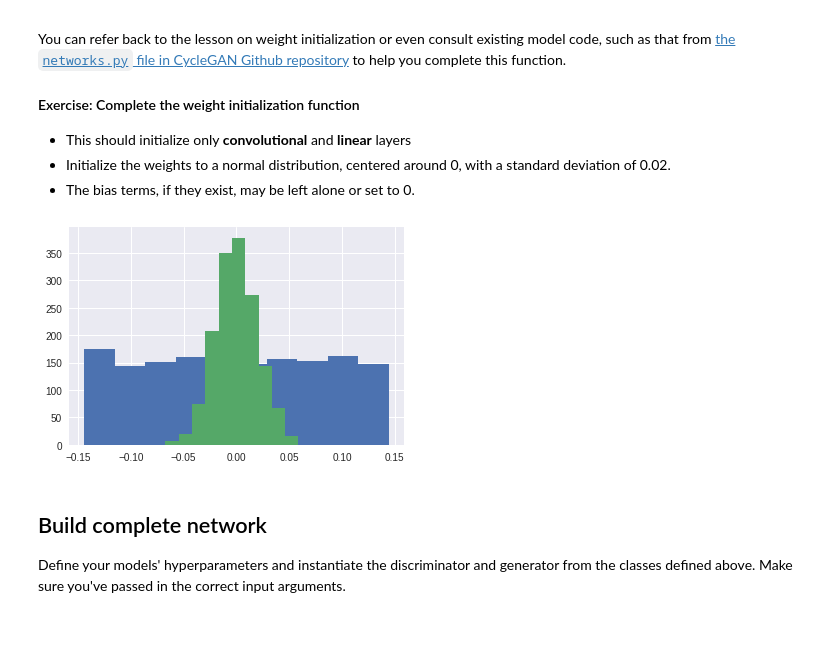
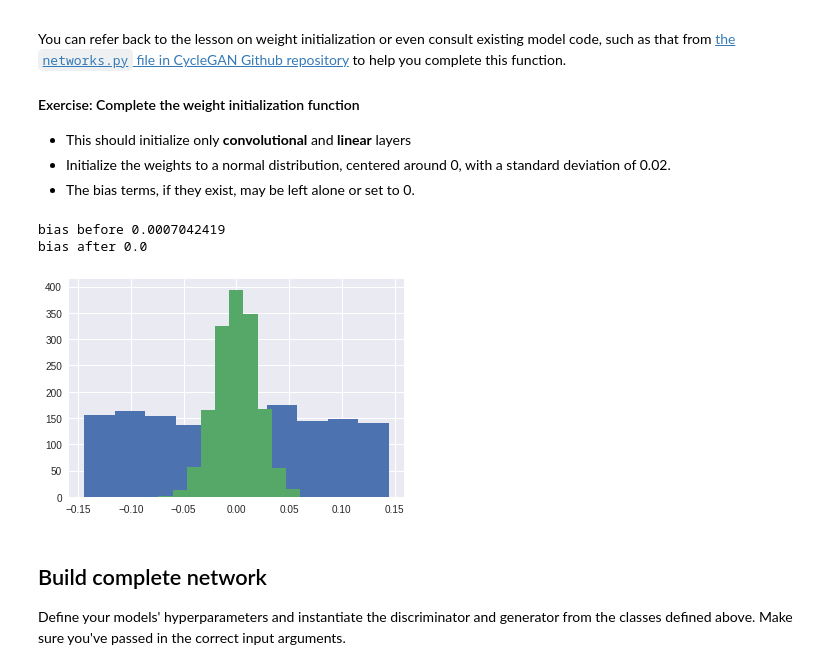
Before and after one commit to joaopamaral/deep-learning-v2-pytorch, a Jupyter notebook: project-face-generation/dlnd_face_generation.ipynb, the cells around one changed output. Saved outputs shown, nothing was run; the diff lists cells and outputs as text; code cells hidden in the pictures; blank space fills up the shorter version.

```diff
--- a/project-face-generation/dlnd_face_generation.ipynb
+++ b/project-face-generation/dlnd_face_generation.ipynb
@@ -201,19 +201,15 @@ class Discriminator(nn.Module):
         """
         super(Discriminator, self).__init__()
 
+        self.conv_dim = conv_dim
+
         # complete init function
-        self.conv = nn.Sequential(
-            conv(3, conv_dim, batch_norm=False), # 16 x 16 x conv_dim
-            nn.LeakyReLU(0.2),
-            conv(conv_dim, conv_dim*2), # 8 x 8 x conv_dim*2
-            nn.LeakyReLU(0.2),
-            conv(conv_dim*2, conv_dim*4), # 4 x 4 x conv_dim*4
-            nn.LeakyReLU(0.2))
+        self.conv1 = conv(3, conv_dim, batch_norm=False)  # 16 x 16 x conv_dim
+        self.conv2 = conv(conv_dim, conv_dim*2)  # 8 x 8 x conv_dim*2
+        self.conv3 = conv(conv_dim*2, conv_dim*4)  # 4 x 4 x conv_dim*4
 
         # linear layer (4 x 4 x conv_dim*4 -> 1)
         self.linear = nn.Linear(conv_dim*4 * 4 * 4, 1)
-
-        self.conv_dim = conv_dim
 
 
     def forward(self, x):
@@ -223,8 +219,12 @@ class Discriminator(nn.Module):
         :return: Discriminator logits; the output of the neural network
         """
         # define feedforward behavior
-        x = self.conv(x)
+        x = F.leaky_relu(self.conv1(x), 0.2)
+        x = F.leaky_relu(self.conv2(x), 0.2)
+        x = F.leaky_relu(self.conv3(x), 0.2)
+
         x = x.view(-1, self.conv_dim*4 * 4 * 4)
+
         x = self.linear(x)
 
         return x
@@ -371,19 +366,26 @@ def weights_init_normal(m):
     classname = m.__class__.__name__
 
     # TODO: Apply initial weights to convolutional and linear layers
-    if hasattr(m, 'weight') and 'Conv' in classname or 'Linear' in classname or 'BatchNorm2d' in classname:
-        init.normal_(m.weight.data, 0, 0.02)
+    if 'Conv' in classname or 'Linear' in classname:
+        if m.weight is not None:
+            init.normal_(m.weight.data, 0, 0.02)
+        if m.bias is not None:
+            init.constant_(m.bias.data, 0.0)
 # %%
 %matplotlib inline
 import matplotlib.pyplot as plt
 
 # check normal distribution
 net = Discriminator(32)
-plt.hist(net.conv[0][0].weight.detach().numpy().flatten());
+plt.hist(net.conv1[0].weight.detach().numpy().flatten());
+print('bias before', net.linear.bias.detach().numpy().flatten().max())
 net.apply(weights_init_normal)
-plt.hist(net.conv[0][0].weight.detach().numpy().flatten());
+plt.hist(net.conv1[0].weight.detach().numpy().flatten());
+print('bias after', net.linear.bias.detach().numpy().flatten().max())
 # %% [output]
+bias before 0.0007042419
+bias after 0.0
-[figure, old version]
+[figure, new version]
 # %% [markdown]
 ## Build complete network
 
```
Also changed, not shown: parts of 8 cells of this notebook.
